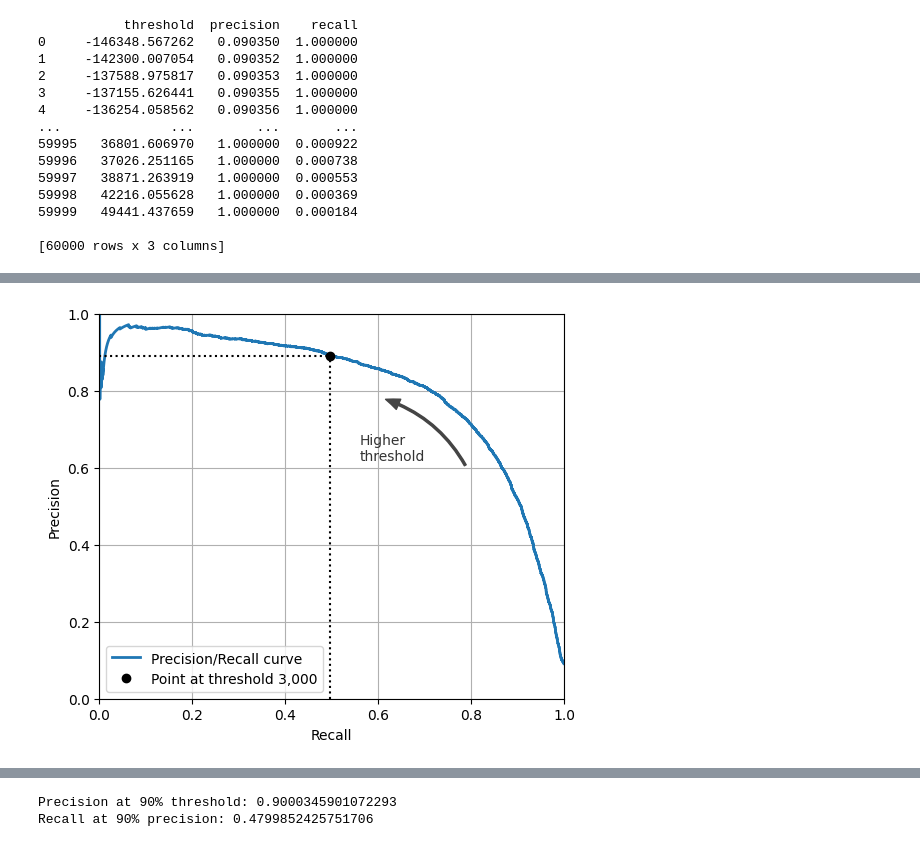
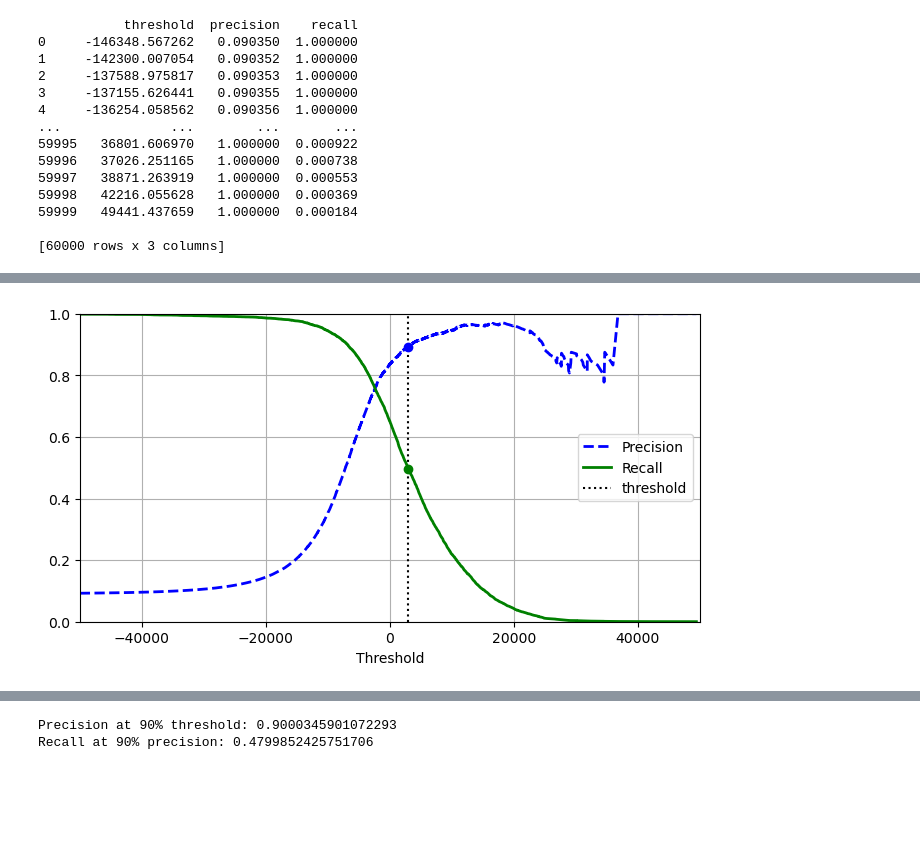
Before and after one commit to setyawanandrew74-pixel/MNIST_MODEL_2, a Jupyter notebook: notebooks/Explore_dataset_mnist.ipynb, the cells around one changed output, grey strips where cells are left out. Saved outputs shown, nothing was run; the diff lists cells and outputs as text; code cells hidden in the pictures; blank space fills up the shorter version.

```diff
--- a/notebooks/Explore_dataset_mnist.ipynb
+++ b/notebooks/Explore_dataset_mnist.ipynb
@@ -299,27 +331,45 @@ plt.show()
-# %%
-import matplotlib.patches as patches  # extra code – for the curved arrow
-
-plt.figure(figsize=(6, 5))  # extra code – not needed, just formatting
-
-plt.plot(recalls, precisions, linewidth=2, label="Precision/Recall curve")
-
-# extra code – just beautifies Figure 3–6
-plt.plot([recalls[idx], recalls[idx]], [0., precisions[idx]], "k:")
-plt.plot([0.0, recalls[idx]], [precisions[idx], precisions[idx]], "k:")
-plt.plot([recalls[idx]], [precisions[idx]], "ko",
-         label="Point at threshold 3,000")
-plt.gca().add_patch(patches.FancyArrowPatch(
-    (0.79, 0.60), (0.61, 0.78),
-    connectionstyle="arc3,rad=.2",
-    arrowstyle="Simple, tail_width=1.5, head_width=8, head_length=10",
-    color="#444444"))
-plt.text(0.56, 0.62, "Higher\nthreshold", color="#333333")
-plt.xlabel("Recall")
-plt.ylabel("Precision")
-plt.axis([0, 1, 0, 1])
-plt.grid()
-plt.legend(loc="lower left")
-
-plt.show()
-# %% [output]
-[figure, removed]
+# %%
+# bikin figure (kanvas gambar) baru, ukuran 8x4 inci
+plt.figure(figsize=(8, 4))
+
+# --- ini bagian UTAMA: gambar precision dan recall sebagai fungsi dari threshold ---
+
+# garis putus-putus biru = precision, sumbu x = thresholds, sumbu y = precisions
+# precisions[:-1] karena ingat, panjang array precisions itu 1 LEBIH BANYAK dari thresholds
+# (di titik terakhir precision=1, recall=0, nggak punya threshold pasangannya)
+# jadi elemen terakhir dibuang biar panjangnya sama-sama pas buat di-plot
+plt.plot(thresholds, precisions[:-1], "b--", label="Precision", linewidth=2)
+
+# garis solid hijau = recall, dengan alasan pemotongan [:-1] yang sama
+plt.plot(thresholds, recalls[:-1], "g-", label="Recall", linewidth=2)
+
+# gambar SATU garis vertikal putus-putus hitam di posisi x = threshold (nilai threshold yang dipilih)
+# garisnya membentang dari y=0 sampai y=1.0
+# ini nunjukin "di sinilah threshold yang kita pilih (misal 3000)"
+plt.vlines(threshold, 0, 1.0, "k", "dotted", label="threshold")
+
+# --- bagian di bawah ini cuma dekorasi/penanda titik, bukan wajib buat plot utamanya ---
+
+# cari index pertama di array thresholds yang nilainya >= threshold yang kita pilih
+# (thresholds >= threshold) menghasilkan array boolean [False, False, ..., True, True, ...]
+# .argmax() otomatis ambil index kemunculan True yang PERTAMA
+idx = (thresholds >= threshold).argmax()
+
+# gambar titik bulat BIRU tepat di posisi (threshold, precision) pada index tsb
+# tujuannya nunjukin nilai precision persis di titik threshold yang dipilih
+plt.plot(thresholds[idx], precisions[idx], "bo")
+
+# gambar titik bulat HIJAU tepat di posisi (threshold, recall) pada index tsb
+# tujuannya nunjukin nilai recall persis di titik threshold yang dipilih
+plt.plot(thresholds[idx], recalls[idx], "go")
+
+# --- kembali ke pengaturan grafik standar ---
+
+plt.axis([-50000, 50000, 0, 1])   # atur batas sumbu: x dari -50000 s/d 50000, y dari 0 s/d 1
+plt.grid()                         # tampilkan garis grid di background
+plt.xlabel("Threshold")            # label sumbu x
+plt.legend(loc="center right")     # tampilkan kotak legenda di tengah-kanan
+
+plt.show()  # tampilkan grafiknya
+# %% [output]
+[figure, added]
```
Also changed, not shown: parts of 18 cells of this notebook.
